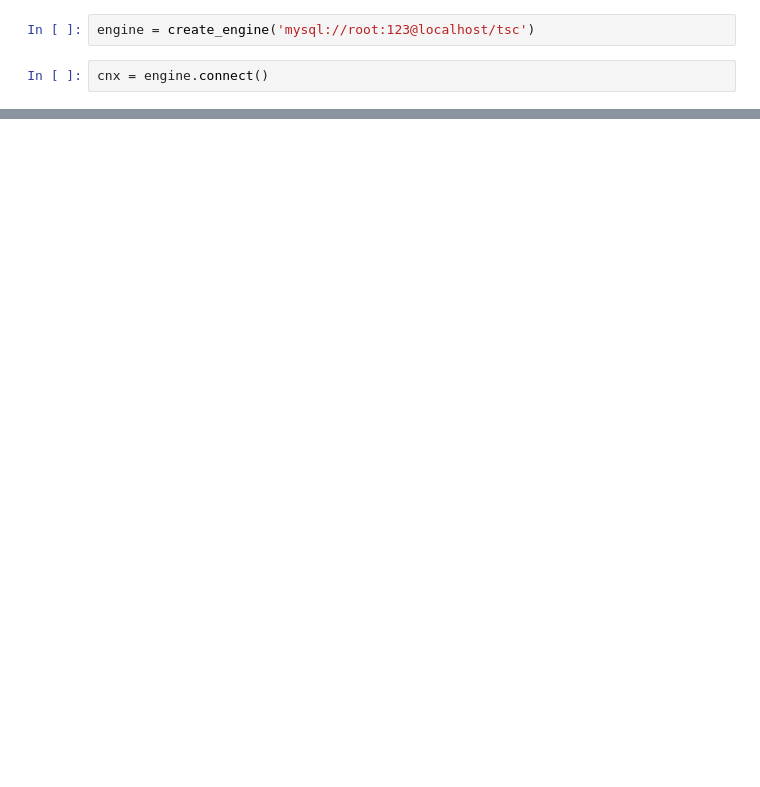
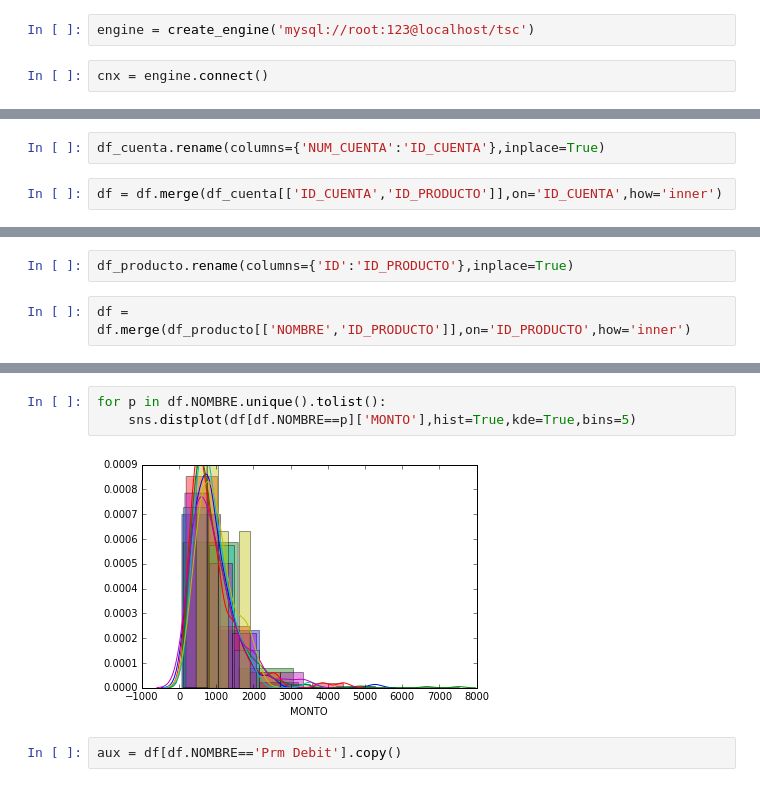
Before and after one commit to JGFuentesC/sim_est_2017, a Jupyter notebook: Ajuste de datos reales.ipynb, the cells around one changed output, grey strips where cells are left out. Drawn from its saved outputs; the diff is of its cells as text; blank space fills up the shorter version.

```diff
--- a/Ajuste de datos reales.ipynb
+++ b/Ajuste de datos reales.ipynb
@@ -68,0 +47,4 @@ Wall time: 4.68 s
+# %%
+df_cuenta.rename(columns={'NUM_CUENTA':'ID_CUENTA'},inplace=True)
+# %%
+df = df.merge(df_cuenta[['ID_CUENTA','ID_PRODUCTO']],on='ID_CUENTA',how='inner')
@@ -68,0 +60,4 @@ Wall time: 4.68 s
+# %%
+df_producto.rename(columns={'ID':'ID_PRODUCTO'},inplace=True)
+# %%
+df = df.merge(df_producto[['NOMBRE','ID_PRODUCTO']],on='ID_PRODUCTO',how='inner')
@@ -68,0 +85,7 @@ Wall time: 4.68 s
+# %%
+for p in df.NOMBRE.unique().tolist():
+    sns.distplot(df[df.NOMBRE==p]['MONTO'],hist=True,kde=True,bins=5)
+# %% [output]
+[figure, added]
+# %%
+aux = df[df.NOMBRE=='Prm Debit'].copy()
```
Also changed, not shown: parts of 32 cells of this notebook, 4 other files.
